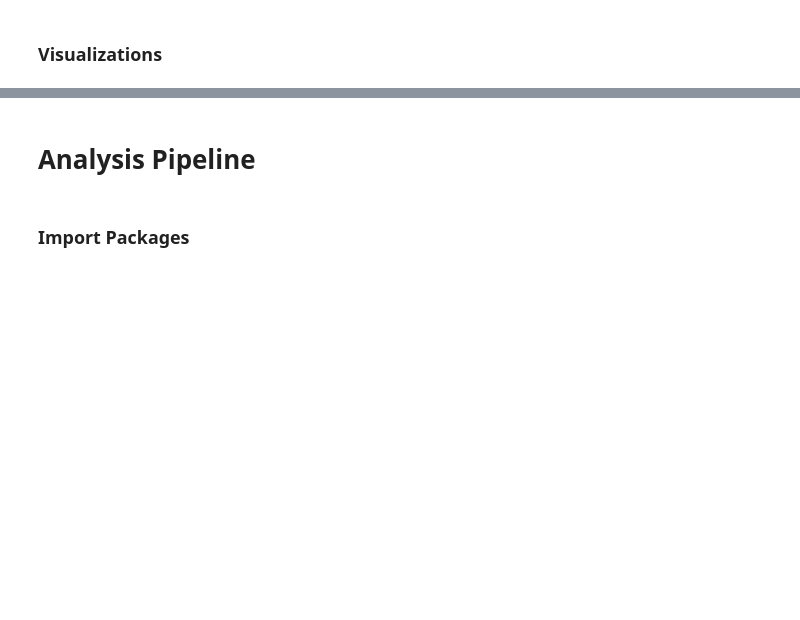
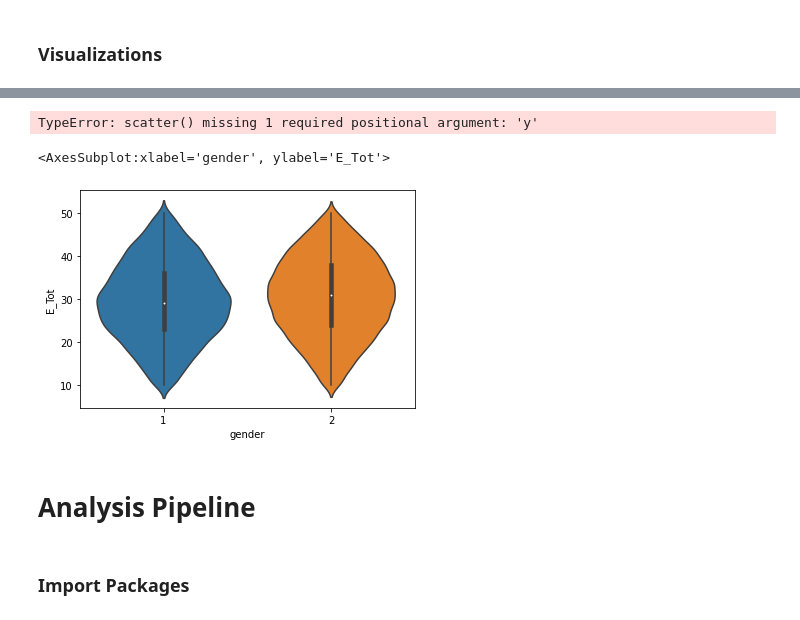
Before and after one commit to ubco-W2022T1-cosc301/project-group23, a Jupyter notebook: notebooks/analysis2.ipynb, the cells around one changed output, grey strips where cells are left out. Saved outputs shown, nothing was run; the diff lists cells and outputs as text; code cells hidden in the pictures; blank space fills up the shorter version.

```diff
--- a/notebooks/analysis2.ipynb
+++ b/notebooks/analysis2.ipynb
@@ -144,8 +220,13 @@ dat_reduced.mean().plot.bar()
 # %%
-dat.plot.scatter(x = "E_Avg", y = "")
+dat.plot.scatter(x = "E_Tot")
+#How to make the y-axis just the score values??
+# %% [output]
+TypeError: scatter() missing 1 required positional argument: 'y'
 # %%
-sb.violinplot(dat_reduced_g, x=["gender"], y= ["E_Tot"])
-sb.violinplot?
+sb.violinplot(dat_reduced_g, x="gender", y= "E_Tot", split = True)
+# %% [output]
+<AxesSubplot:xlabel='gender', ylabel='E_Tot'>
+[figure, added]
 # %% [markdown]
 # Analysis Pipeline
 # %% [markdown]
```
Also changed, not shown: parts of 53 cells of this notebook.
